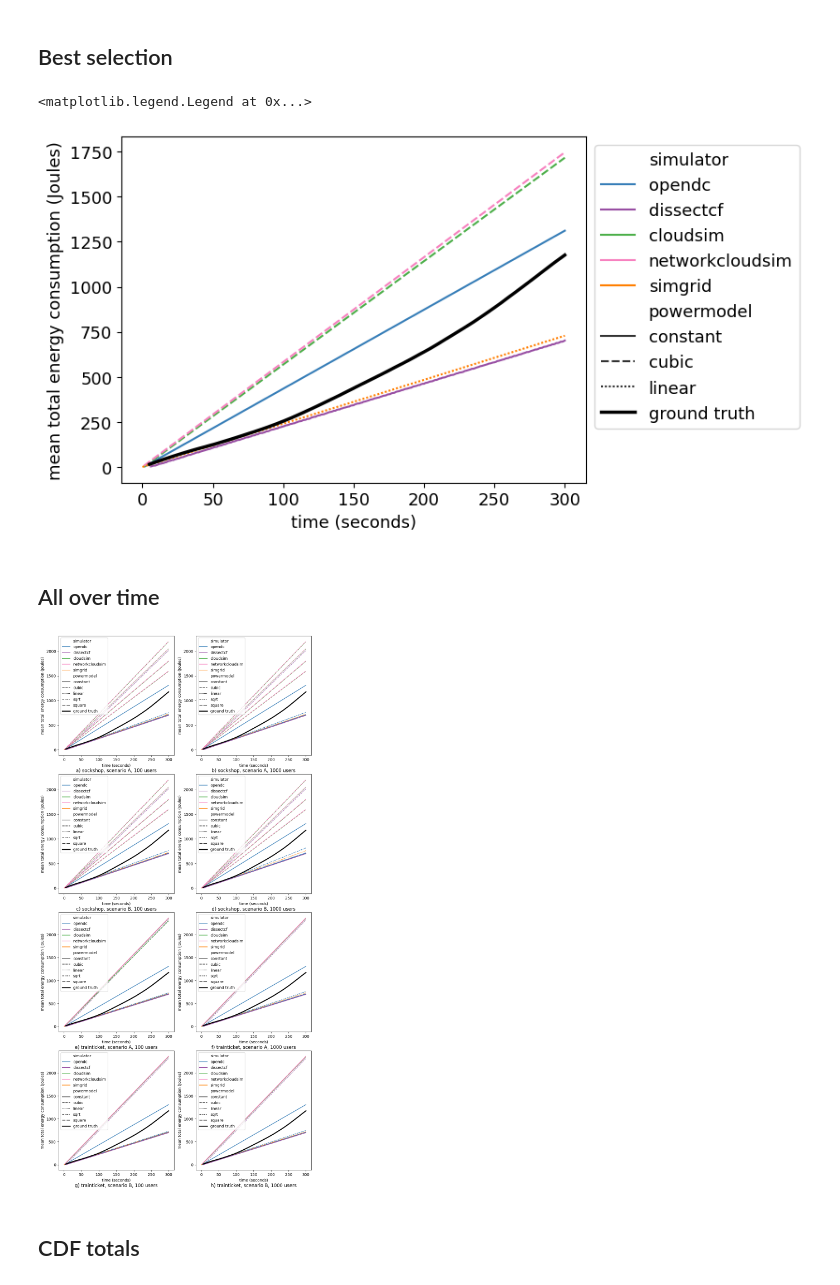
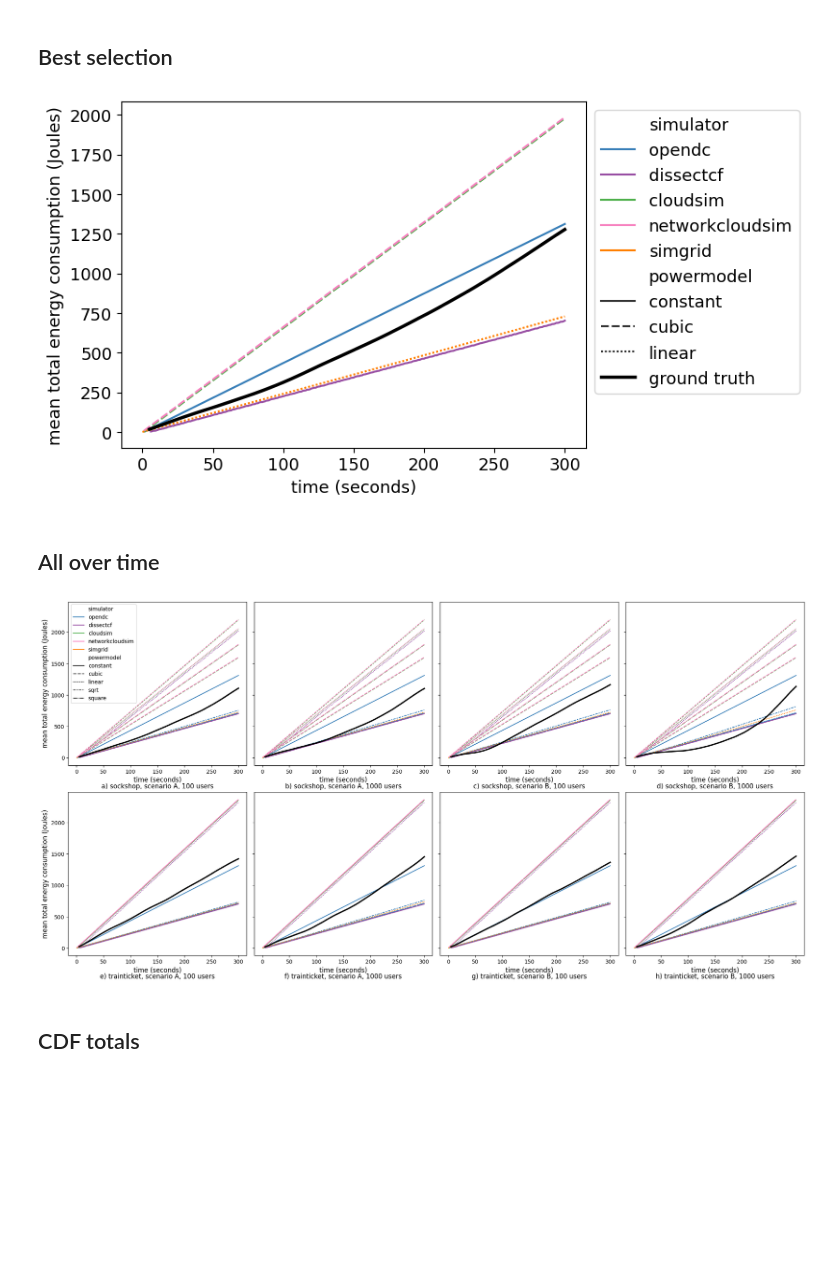
Before and after one commit to S2-group/simpat-2026-cloud-simulators-energy, a Jupyter notebook: evaluation/get_stats.ipynb, the cells around one changed output. Saved outputs shown, nothing was run; the diff lists cells and outputs as text; code cells hidden in the pictures; blank space fills up the shorter version.

```diff
--- a/evaluation/get_stats.ipynb
+++ b/evaluation/get_stats.ipynb
@@ -4,8 +6,20 @@ import pandas as pd
 from itertools import product
 # %%
-sim_dfs = {}
+# Convert into rda file
 simulators = ["cloudsim", "networkcloudsim", "dissectcf", "opendc", "simgrid"]
-for simulator in simulators:
-    df = pd.read_csv(f"energy/{simulator}.energy")
-    df = df[df["time"] <= 300]
-    sim_dfs[simulator] = df
+
+if not os.path.exists("simulator_energies.rda"):
+    sim_dfs = {}
+    for simulator in simulators:
+        df = pd.read_csv(f"energy/{simulator}.energy")
+        df = df[df["time"] <= 300]
+        sim_dfs[simulator] = df
+
+    # Write data into rda file
+    print("Creating rda file with all results")
+    rdata.write_rda("simulator_energies.rda", sim_dfs)
+else:
+    # Read data from the rda file
+    print("Reading rda file with all results")
+    sim_dfs = rdata.read_rda("simulator_energies.rda")
+    print(sim_dfs)
@@ -323,13 +379,14 @@ plt.yticks(fontsize=fs)
 plt.xlabel("time (seconds)", fontsize=fs)
 plt.ylabel("mean total energy consumption (Joules)", fontsize=fs)
 plt.legend(bbox_to_anchor=(1, 1), loc='upper left', fontsize=fs)
+
+plt.savefig("../mean_total_pwr.pdf", bbox_inches="tight")
 # %% [output]
-<matplotlib.legend.Legend at 0x...>
-[figure, old version]
+[figure, new version]
 # %% [markdown]
 ## All over time
 # %%
-def graph_over_time(ax, system, scenario, users):
+def graph_over_time(ax, system, scenario, users, idx):
     dfs = []
     for simulator in simulators:
         sim_df = sim_dfs[simulator]
@@ -361,8 +418,9 @@ def graph_over_time(ax, system, scenario, users):
         palette=colors
     )
 
-    df = sim_dfs["cloudsim"][["time", "joules_total_correct"]].dropna(subset=["joules_total_correct"]).groupby(["time"]).mean().reset_index()
-
+    #print(sim_dfs)
+    df = sim_dfs["cloudsim"].query(f"scenario=='{scenario}' and users==@users and test_system=='{system}'")
+    df = df[["time", "joules_total_correct"]].dropna(subset=["joules_total_correct"]).groupby(["time"]).mean().reset_index()
     ax.plot(
         df["time"],
         df["joules_total_correct"],
@@ -371,31 +429,33 @@ def graph_over_time(ax, system, scenario, users):
         label="ground truth"
     )
 
-    ax.set_xlabel("time (seconds)")
-    ax.set_ylabel("mean total energy consumption (Joules)")
-    ax.legend()
+    if i != 0:
+        ax.get_legend().remove()
+
+    ax.set_xlabel("time (seconds)", fontsize=12)
+    ax.set_ylabel("mean total energy consumption (Joules)", fontsize=12)
 # %%
 from itertools import product
 
-fig, axes = plt.subplots(nrows=4, ncols=2, figsize=(10, 20), sharex=False, sharey=False)
+fig, axes = plt.subplots(nrows=2, ncols=4, figsize=(20, 10), sharex=False, sharey=True)
 axes = axes.flatten()
 
 combinations = list(product(["sockshop", "trainticket"], ["A", "B"], [100, 1000]))
 for i, (ax, (system, scenario, users)) in enumerate(zip(axes, combinations)):
-    graph_over_time(ax, system, scenario, users)
+    graph_over_time(ax, system, scenario, users, i)
 
     ax.text(
         0.5, -0.13, f"{'abcdefgh'[i]}) {system}, scenario {scenario}, {users} users",  # centered below
         transform=ax.transAxes,
         ha='center',
         va='center',
         fontsize='large'
     )
 
 plt.tight_layout()
-plt.show()
+plt.savefig("../multi_image_fig.pdf", bbox_inches="tight")
 # %% [output]
-[figure, old version]
+[figure, new version]
 # %% [markdown]
 ## CDF totals
 # %%
```
Also changed, not shown: parts of 13 cells of this notebook, 16 other files.
